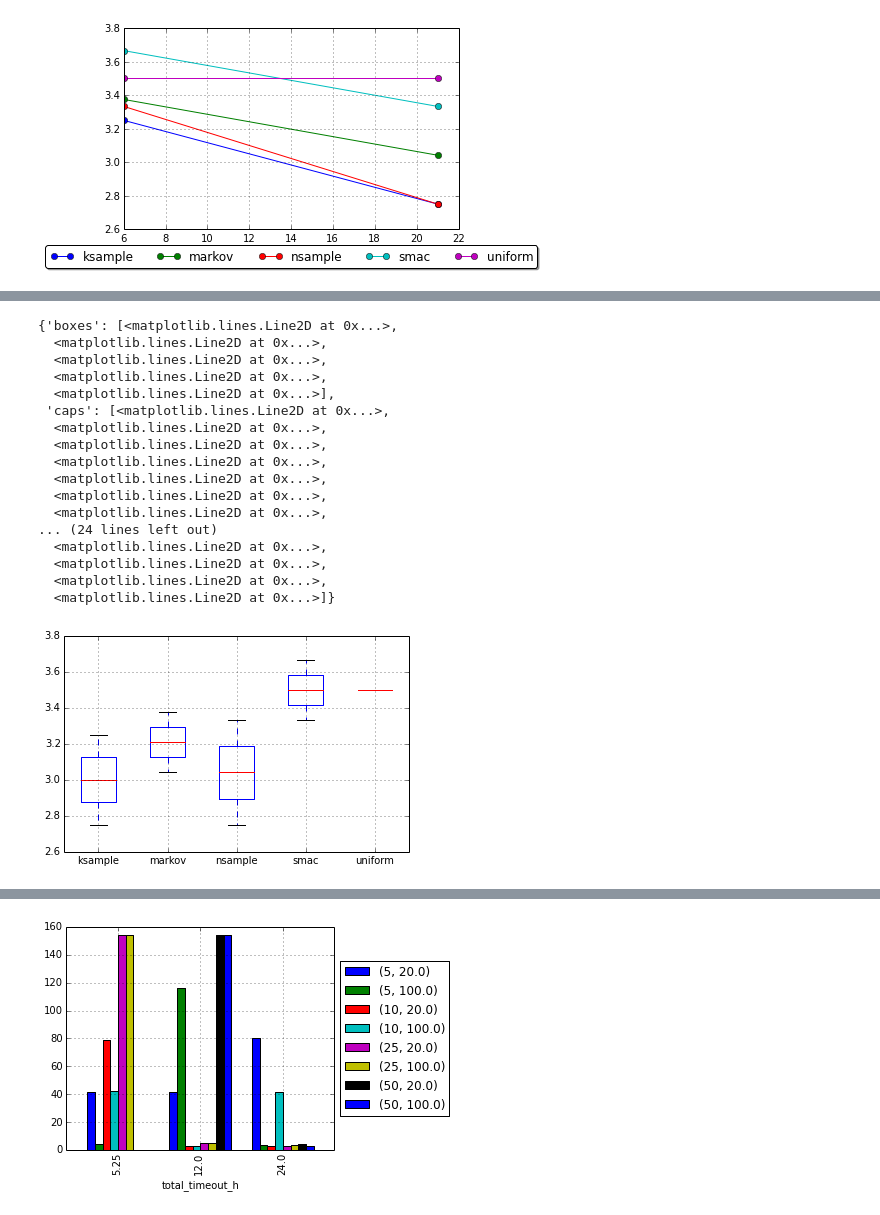
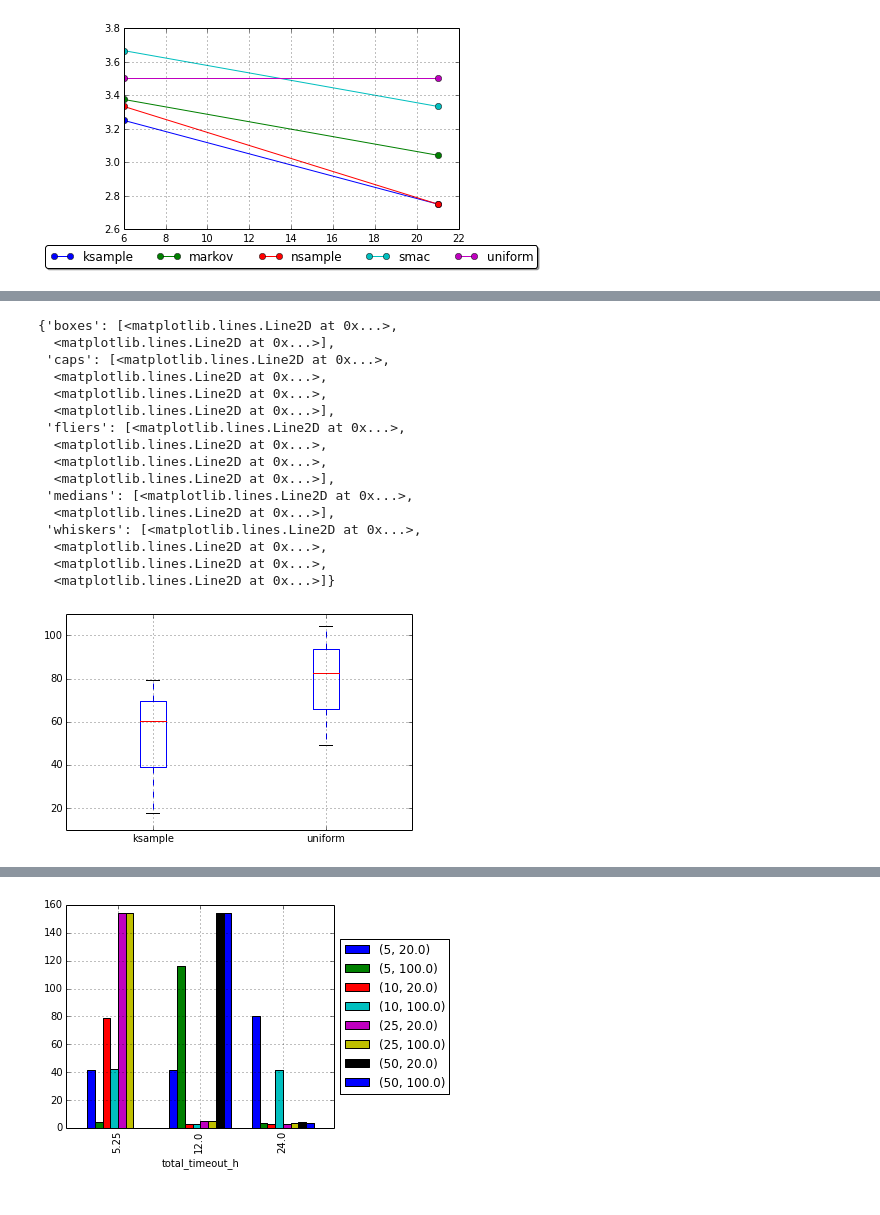
Before and after one commit to Bilalh/Gen, a Jupyter notebook: scripts/parse_results/pivot.ipynb, the cells around one changed output, grey strips where cells are left out. Drawn from its saved outputs; the diff is of its cells as text; code cells hidden in the pictures.

```diff
--- a/scripts/parse_results/pivot.ipynb
+++ b/scripts/parse_results/pivot.ipynb
@@ -246,28 +283,27 @@ put_legend_below(ax)
 # %%
 our = df[
-           (df['essence'] == 'prob010-SCP')
+           (df['essence'] == 'prob024-Langford')
          & (df['total_timeout_h'] >= 5 )
         ]
 pt=our.pivot_table(rows=['total_timeout_h',],
                    cols=['method'],
                    values='resulting_models_filled')
 pt.boxplot()
 # %% [output]
 {'boxes': [<matplotlib.lines.Line2D at 0x...>,
-  <matplotlib.lines.Line2D at 0x...>,
-  <matplotlib.lines.Line2D at 0x...>,
-  <matplotlib.lines.Line2D at 0x...>,
   <matplotlib.lines.Line2D at 0x...>],
  'caps': [<matplotlib.lines.Line2D at 0x...>,
   <matplotlib.lines.Line2D at 0x...>,
   <matplotlib.lines.Line2D at 0x...>,
+  <matplotlib.lines.Line2D at 0x...>],
+ 'fliers': [<matplotlib.lines.Line2D at 0x...>,
   <matplotlib.lines.Line2D at 0x...>,
   <matplotlib.lines.Line2D at 0x...>,
-  <matplotlib.lines.Line2D at 0x...>,
-  <matplotlib.lines.Line2D at 0x...>,
-... (24 lines left out)
-  <matplotlib.lines.Line2D at 0x...>,
+  <matplotlib.lines.Line2D at 0x...>],
+ 'medians': [<matplotlib.lines.Line2D at 0x...>,
+  <matplotlib.lines.Line2D at 0x...>],
+ 'whiskers': [<matplotlib.lines.Line2D at 0x...>,
   <matplotlib.lines.Line2D at 0x...>,
   <matplotlib.lines.Line2D at 0x...>,
   <matplotlib.lines.Line2D at 0x...>]}
-[figure, old version]
+[figure, new version]
```
Also changed, not shown: parts of 18 cells of this notebook, 1 other file.
